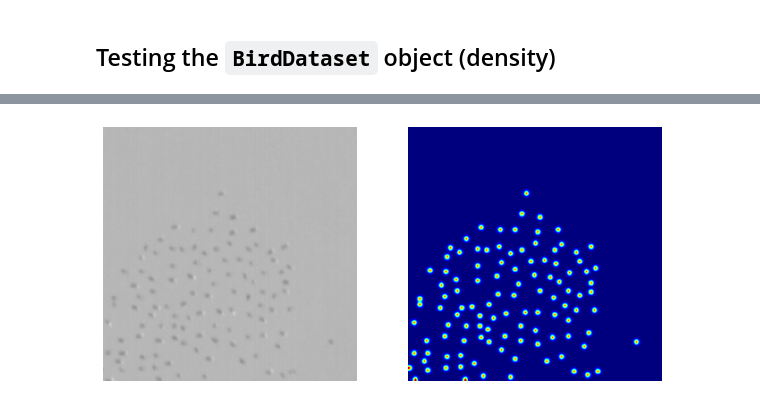
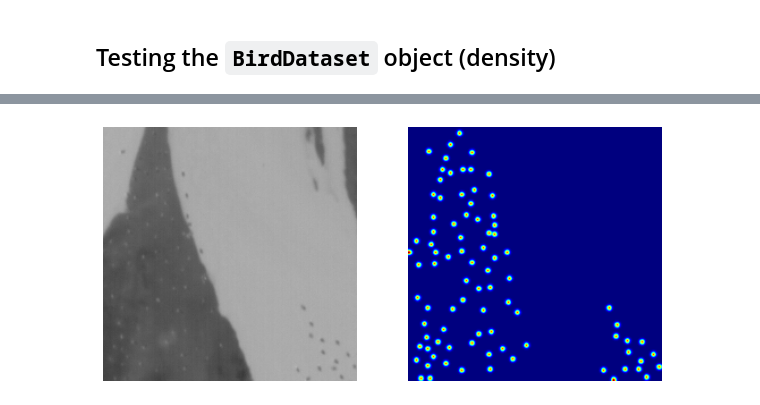
Before and after one commit to emiliolr/counting-cranes, a Jupyter notebook: miscellaneous/tests.ipynb, the cells around one changed output, grey strips where cells are left out. Cells and saved outputs as stored; diff of their text form; code cells hidden in the pictures.

```diff
--- a/miscellaneous/tests.ipynb
+++ b/miscellaneous/tests.ipynb
@@ -247,17 +247,17 @@ Batch size of 18 with each image tensor of shape torch.Size([3, 224, 224])
 We have a <class 'list'> of <class 'torch.Tensor'> for our densities
 # %%
 #Inspecting densities and images
-index = -2
+index = 6
 img = (np.moveaxis(images[index].numpy(), 0, -1) * 255).astype(np.uint8)
 den = densities[index]
 
 f, axarr = plt.subplots(1, 2, figsize = (10, 10))
 axarr[0].imshow(img)
 axarr[1].imshow(den, cmap = CM.jet)
 for a in axarr:
     a.axis('off')
 # %% [output]
-[figure, old version]
+[figure, new version]
 # %%
 #Checking counts
 print(f'In image {index} there are {np.sum(den.numpy())} birds')
```
Also changed, not shown: parts of 1 cell of this notebook, 3 other files.
